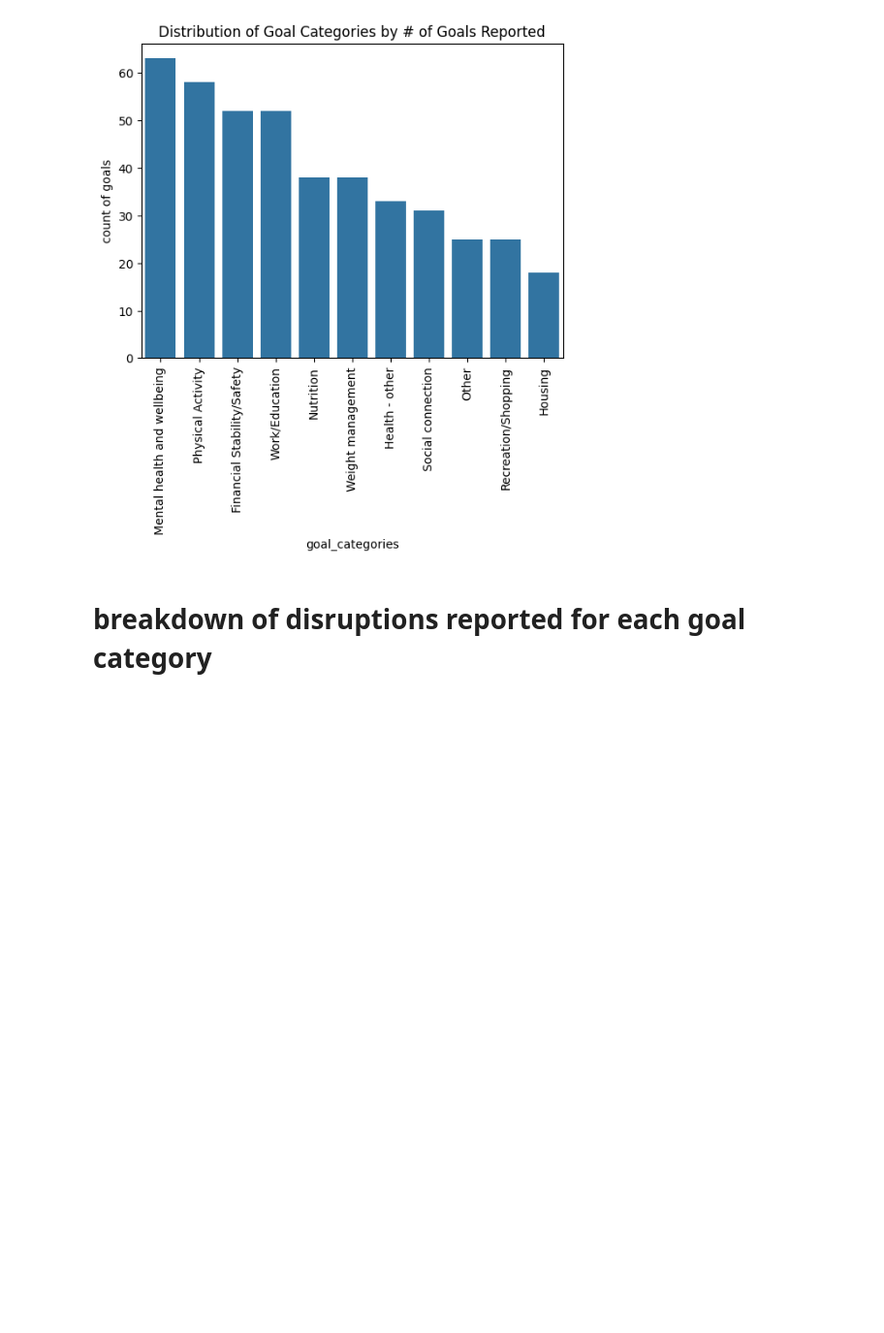
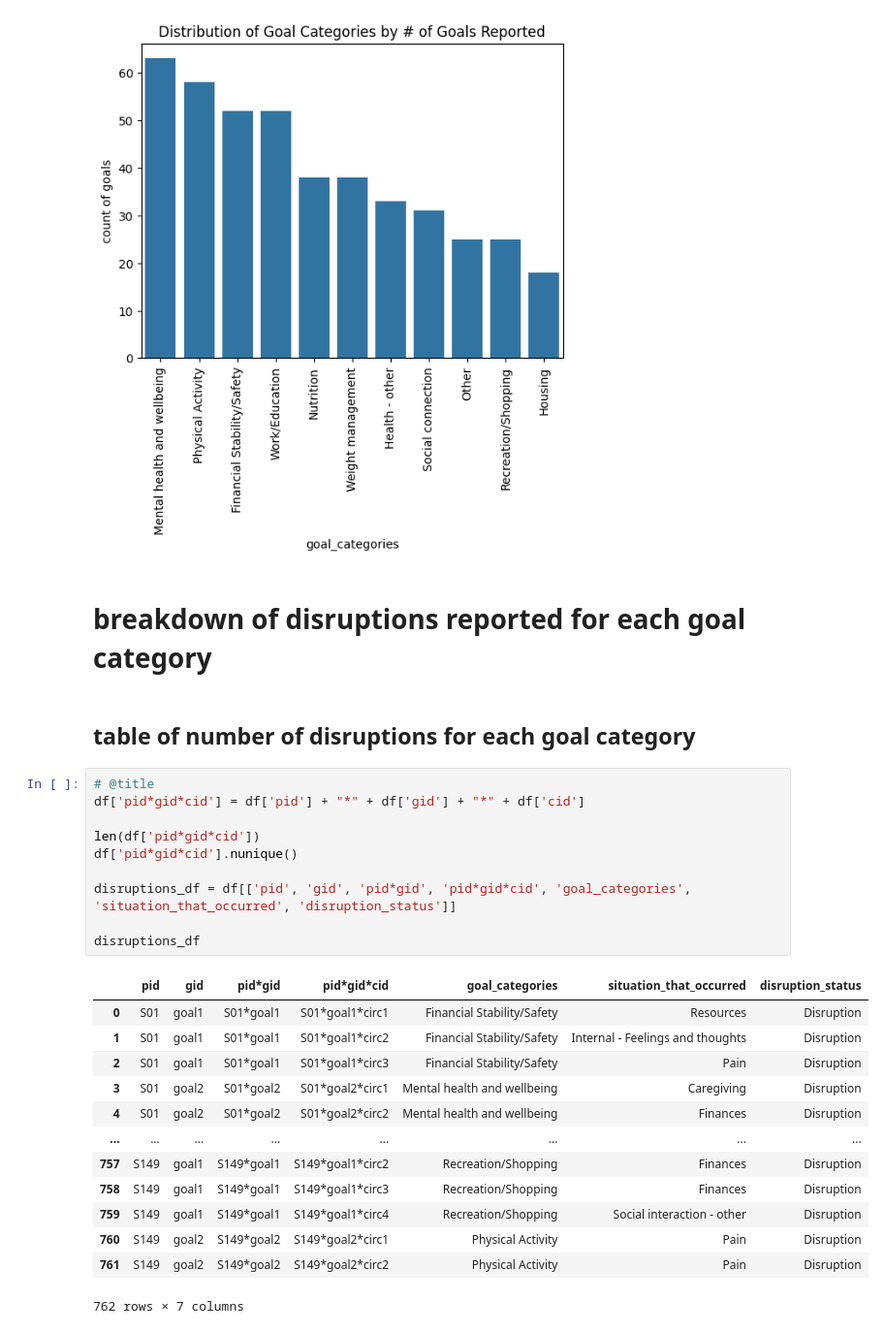
Before and after one commit to meeshu/disruptions, a Jupyter notebook: Small_multiples_disruptionsbygoalcategories.ipynb, the cells around one changed output. Shown at 97% size. Saved outputs shown, nothing was run; the diff lists cells and outputs as text; blank space fills up the shorter version.

```diff
--- a/Small_multiples_disruptionsbygoalcategories.ipynb
+++ b/Small_multiples_disruptionsbygoalcategories.ipynb
@@ -201,3 +205,29 @@ plt.show()
 [figure]
 # %% [markdown]
 # breakdown of disruptions reported for each goal category
+# %% [markdown]
+## table of number of disruptions for each goal category
+# %%
+# @title
+df['pid*gid*cid'] = df['pid'] + "*" + df['gid'] + "*" + df['cid']
+
+len(df['pid*gid*cid'])
+df['pid*gid*cid'].nunique()
+
+disruptions_df = df[['pid', 'gid', 'pid*gid', 'pid*gid*cid', 'goal_categories', 'situation_that_occurred', 'disruption_status']]
+
+disruptions_df
+# %% [output]
+|  | pid | gid | pid*gid | pid*gid*cid | goal_categories | situation_that_occurred | disruption_status |
+| 0 | S01 | goal1 | S01*goal1 | S01*goal1*circ1 | Financial Stability/Safety | Resources | Disruption |
+| 1 | S01 | goal1 | S01*goal1 | S01*goal1*circ2 | Financial Stability/Safety | Internal - Feelings and thoughts | Disruption |
+| 2 | S01 | goal1 | S01*goal1 | S01*goal1*circ3 | Financial Stability/Safety | Pain | Disruption |
+| 3 | S01 | goal2 | S01*goal2 | S01*goal2*circ1 | Mental health and wellbeing | Caregiving | Disruption |
+| 4 | S01 | goal2 | S01*goal2 | S01*goal2*circ2 | Mental health and wellbeing | Finances | Disruption |
+| ... | ... | ... | ... | ... | ... | ... | ... |
+| 757 | S149 | goal1 | S149*goal1 | S149*goal1*circ2 | Recreation/Shopping | Finances | Disruption |
+| 758 | S149 | goal1 | S149*goal1 | S149*goal1*circ3 | Recreation/Shopping | Finances | Disruption |
+| 759 | S149 | goal1 | S149*goal1 | S149*goal1*circ4 | Recreation/Shopping | Social interaction - other | Disruption |
+| 760 | S149 | goal2 | S149*goal2 | S149*goal2*circ1 | Physical Activity | Pain | Disruption |
+| 761 | S149 | goal2 | S149*goal2 | S149*goal2*circ2 | Physical Activity | Pain | Disruption |
+762 rows × 7 columns
```
Also changed, not shown: parts of 12 cells of this notebook.
